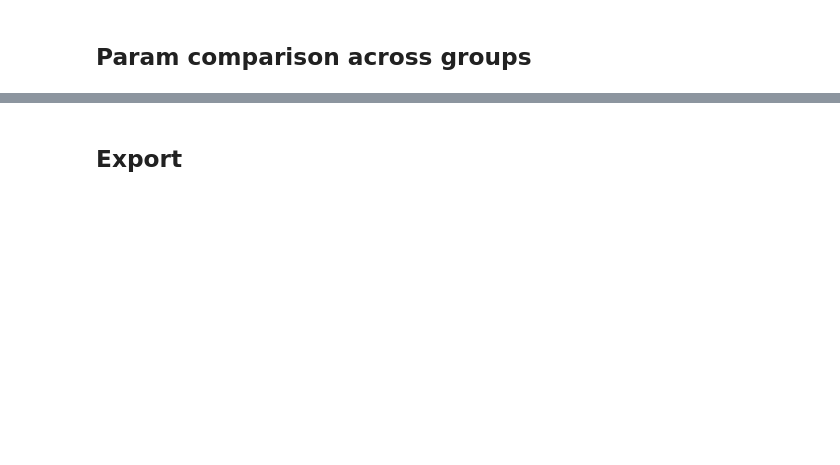
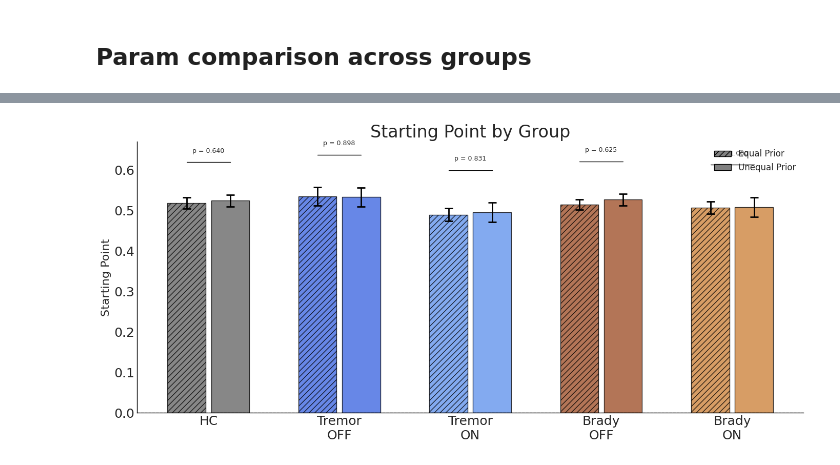
Before and after one commit to vaibrainium/bayesian-priors-in-pd-subtype, a Jupyter notebook: notebooks/3.40-ddm-fit-subtypes.ipynb, the cells around one changed output, grey strips where cells are left out. Drawn from its saved outputs; the diff is of its cells as text; code cells hidden in the pictures; blank space fills up the shorter version.

```diff
--- a/notebooks/3.40-ddm-fit-subtypes.ipynb
+++ b/notebooks/3.40-ddm-fit-subtypes.ipynb
@@ -408,0 +443,7 @@ RuntimeError: No CUDA GPUs are available
+# %%
+from scipy.stats import wilcoxon
+
+from src.utils import classification as classification_utils
+
+processed_metadata = merged_df
+subjects_map, grp_indices = classification_utils.get_subject_classification_ids(processed_metadata)
@@ -471,2 +522,0 @@ plt.show()
-# %% [markdown]
-## Export
@@ -495,0 +523,62 @@ merged_df.to_csv(processed_dir / "processed_metadata_all_data_accu_60_ddm_params
+# %%
+from scipy import stats as scipy_stats
+
+group_cfg = [
+    ("HC", "healthy", "dimgray"),
+    ("Tremor\nOFF", "tremor_off", "royalblue"),
+    ("Tremor\nON", "tremor_on", "cornflowerblue"),
+    ("Brady\nOFF", "brady_off", "sienna"),
+    ("Brady\nON", "brady_on", "peru"),
+]
+
+cond_cfg = [
+    ("Equal Prior", "z_prior_cond_0", -0.2, "///"),
+    ("Unequal Prior", "z_prior_cond_1", 0.2, ""),
+]
+
+fig, ax = plt.subplots(figsize=(14, 6.5))
+xtick_pos, xtick_labels = [], []
+
+for gi, (label, grp_key, color) in enumerate(group_cfg):
+    idx = grp_indices[grp_key]
+    xpos = gi * 1.2
+    xtick_pos.append(xpos)
+    xtick_labels.append(label)
+
+    vals_by_cond = {}
+    for cond_label, col, offset, hatch in cond_cfg:
+        vals = processed_metadata.loc[idx, col].dropna().values
+        vals_by_cond[col] = vals
+        pos = xpos + offset
+
+        ax.bar(pos, np.mean(vals), width=0.35, color=color, edgecolor="k", hatch=hatch, alpha=0.8)
+        ax.errorbar(pos, np.mean(vals), yerr=scipy_stats.sem(vals), fmt="none", color="k", capsize=6, elinewidth=2, capthick=2)
+
+    # Wilcoxon signed-rank: equal vs unequal prior within group
+    eq_vals = vals_by_cond["z_prior_cond_0"]
+    uneq_vals = vals_by_cond["z_prior_cond_1"]
+    n = min(len(eq_vals), len(uneq_vals))
+    _, p = wilcoxon(eq_vals[:n], uneq_vals[:n])
+    p_str = f"p = {p:.3f}" if p >= 0.001 else "p < 0.001"
+
+    y_top = max(np.mean(eq_vals) + scipy_stats.sem(eq_vals), np.mean(uneq_vals) + scipy_stats.sem(uneq_vals)) + 0.08
+    ax.plot([xpos - 0.2, xpos + 0.2], [y_top, y_top], color="k", lw=1)
+    ax.text(xpos, y_top + 0.02, p_str, ha="center", va="bottom", fontsize=9)
+
+ax.axhline(0, color="k", lw=1, ls="--", alpha=0.4)
+ax.set_xticks(xtick_pos)
+ax.set_xticklabels(xtick_labels)
+ax.set(ylabel="Starting Point", title="Starting Point by Group")
+for sp in ["top", "right"]:
+    ax.spines[sp].set_visible(False)
+
+legend_elements = [
+    Patch(facecolor="gray", edgecolor="k", hatch="///", label="Equal Prior"),
+    Patch(facecolor="gray", edgecolor="k", label="Unequal Prior"),
+]
+ax.legend(handles=legend_elements, loc="upper right", frameon=False)
+
+plt.tight_layout()
+plt.show()
+# %% [output]
+[figure, added]
```
Also changed, not shown: parts of 7 cells of this notebook.
